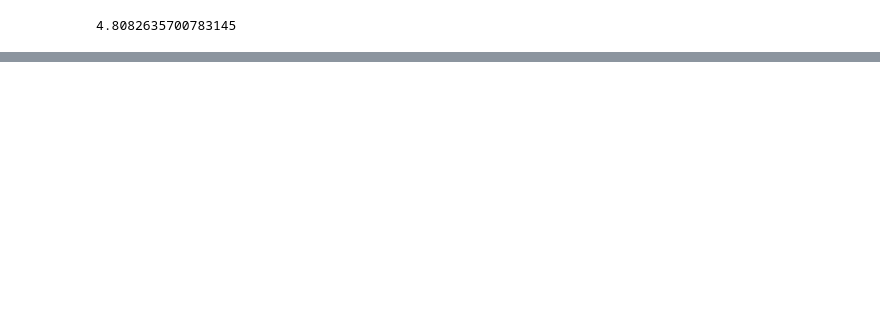
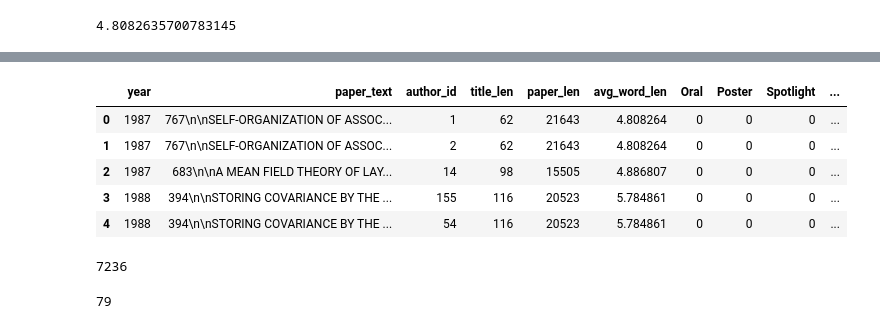
Before and after one commit to wwhite5/Springboard-Capstone-1-NLP, a Jupyter notebook: Notebooks/One_Author_advanced.ipynb, the cells around one changed output, grey strips where cells are left out. Saved outputs shown, nothing was run; the diff lists cells and outputs as text; code cells hidden in the pictures; blank space fills up the shorter version.

```diff
--- a/Notebooks/One_Author_advanced.ipynb
+++ b/Notebooks/One_Author_advanced.ipynb
@@ -74,0 +139,27 @@ auth_text_len.head()
+# %%
+def jordan_detector(row):
+    if row['author_id'] == 330:
+        return 1
+    else:
+        return 0
+# %%
+added_dummies['is_jordan'] = added_dummies.apply(lambda row: jordan_detector(row), axis=1)
+added_dummies.head()
+# %% [output]
+|  | year | paper_text | author_id | title_len | paper_len | avg_word_len | Oral | Poster | Spotlight | ... |
+| 0 | 1987 | 767\n\nSELF-ORGANIZATION OF ASSOC... | 1 | 62 | 21643 | 4.808264 | 0 | 0 | 0 | ... |
+| 1 | 1987 | 767\n\nSELF-ORGANIZATION OF ASSOC... | 2 | 62 | 21643 | 4.808264 | 0 | 0 | 0 | ... |
+| 2 | 1987 | 683\n\nA MEAN FIELD THEORY OF LAY... | 14 | 98 | 15505 | 4.886807 | 0 | 0 | 0 | ... |
+| 3 | 1988 | 394\n\nSTORING COVARIANCE BY THE ... | 155 | 116 | 20523 | 5.784861 | 0 | 0 | 0 | ... |
+| 4 | 1988 | 394\n\nSTORING COVARIANCE BY THE ... | 54 | 116 | 20523 | 5.784861 | 0 | 0 | 0 | ... |
+# %%
+df = added_dummies.drop('author_id', axis=1)
+df.sort_values(by='is_jordan', ascending=False, inplace=True)
+df.drop_duplicates(subset='paper_text', inplace=True)
+len(df)
+# %% [output]
+7236
+# %%
+len(df.query('is_jordan == 1'))
+# %% [output]
+79
```
Also changed, not shown: parts of 8 cells of this notebook.
